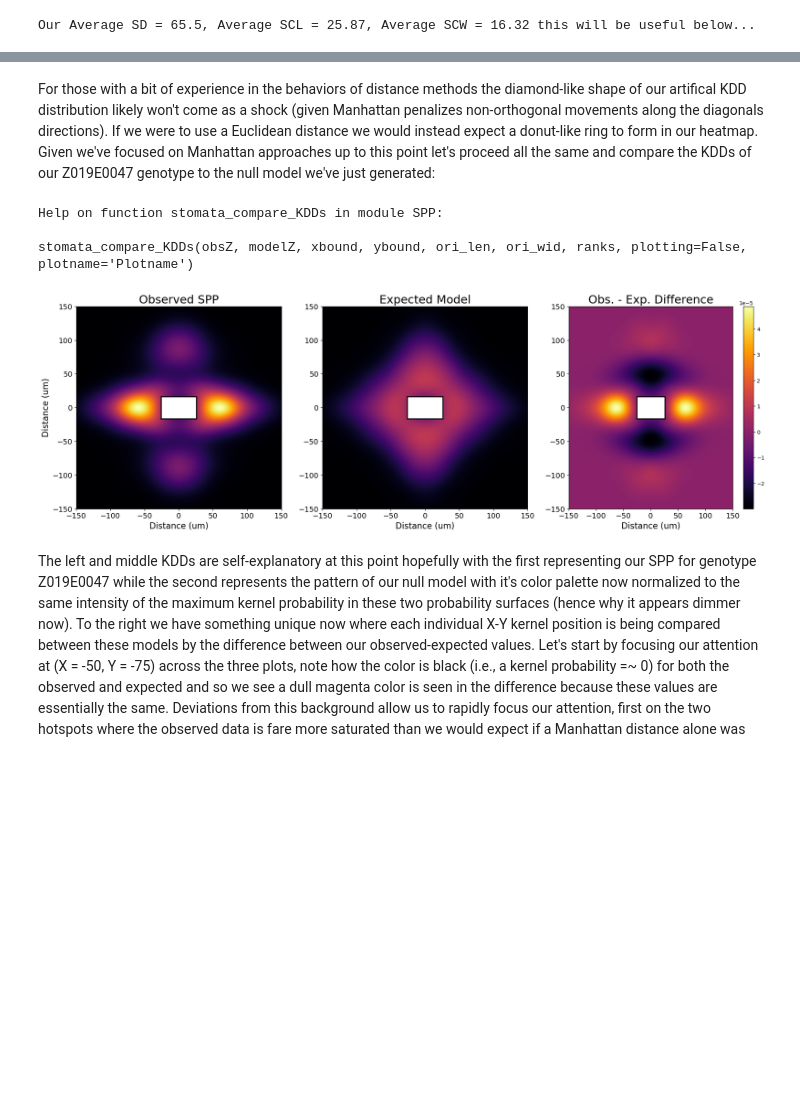
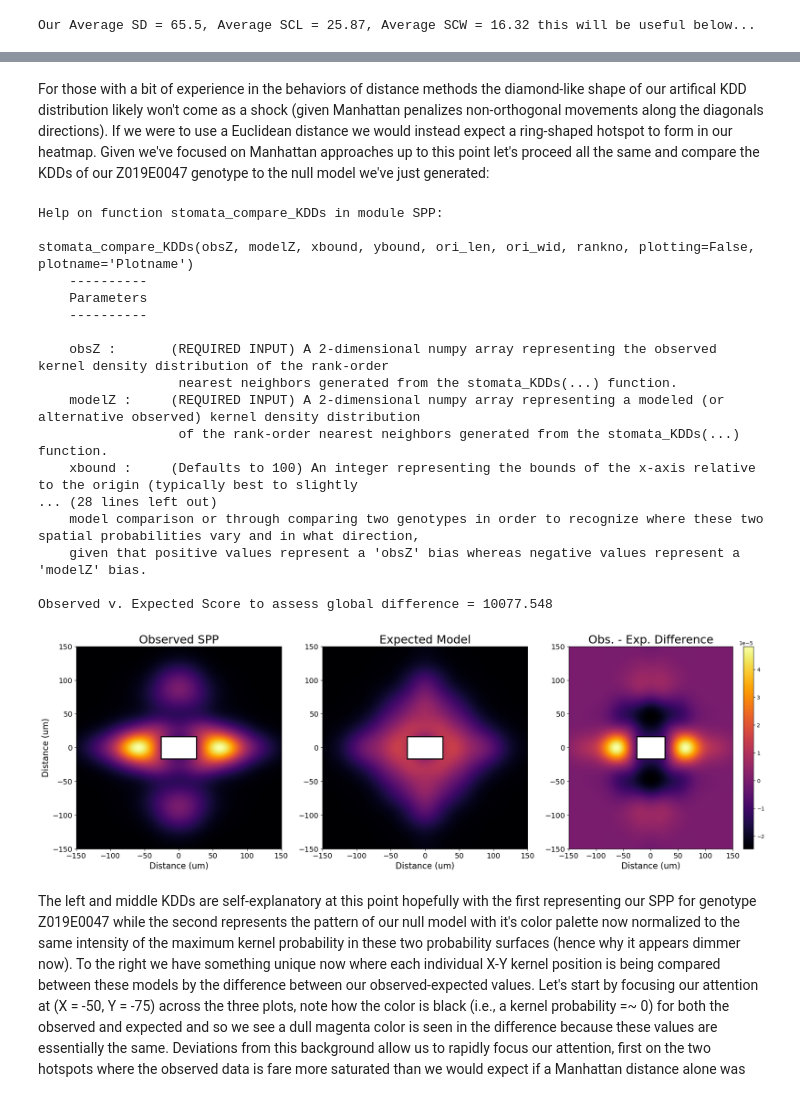
Before and after one commit to jgerardhodge/pySPP, a Jupyter notebook: SPP_Binder_Demo.ipynb, the cells around one changed output, grey strips where cells are left out. Drawn from its saved outputs; the diff is of its cells as text; code cells hidden in the pictures; blank space fills up the shorter version.

Commit message:
Integrated help comment calls into SPP library functions

```diff
--- a/SPP_Binder_Demo.ipynb
+++ b/SPP_Binder_Demo.ipynb
@@ -873,18 +867,34 @@ nullZ=SPP.stomata_KDDs(nullNNs, xbound=150, ybound=150, ori_len=25.87, ori_wid=1
 # %% [markdown]
-For those with a bit of experience in the behaviors of distance methods the diamond-like shape of our artifical KDD distribution likely won't come as a shock (given Manhattan penalizes non-orthogonal movements along the diagonals directions).  If we were to use a Euclidean distance we would instead expect a donut-like ring to form in our heatmap.  Given we've focused on Manhattan approaches up to this point let's proceed all the same and compare the KDDs of our Z019E0047 genotype to the null model we've just generated:
+For those with a bit of experience in the behaviors of distance methods the diamond-like shape of our artifical KDD distribution likely won't come as a shock (given Manhattan penalizes non-orthogonal movements along the diagonals directions).  If we were to use a Euclidean distance we would instead expect a ring-shaped hotspot to form in our heatmap.  Given we've focused on Manhattan approaches up to this point let's proceed all the same and compare the KDDs of our Z019E0047 genotype to the null model we've just generated:
 # %%
 help(SPP.stomata_compare_KDDs)
 
 #Normalizing the shape of our spatial distributions, especially the randomized null model can make the comparison heatmap easier to interpret
 RepZnorm=SPP.stomata_KDD_rorshach(RepZ, False)
 nullZnorm=SPP.stomata_KDD_rorshach(nullZ, False)
 
-DiffZ=SPP.stomata_compare_KDDs(RepZnorm, nullZnorm, xbound=150, ybound=150, ori_len=25.87, ori_wid=16.32, ranks=ranks, plotting=True)
+OEScore, DiffZ=SPP.stomata_compare_KDDs(RepZnorm, nullZnorm, xbound=150, ybound=150, ori_len=25.87, ori_wid=16.32, rankno=ranks, plotting=True)
+
+print('Observed v. Expected Score to assess global difference = '+str(OEScore))
 # %% [output]
 Help on function stomata_compare_KDDs in module SPP:
 
-stomata_compare_KDDs(obsZ, modelZ, xbound, ybound, ori_len, ori_wid, ranks, plotting=False, plotname='Plotname')
+stomata_compare_KDDs(obsZ, modelZ, xbound, ybound, ori_len, ori_wid, rankno, plotting=False, plotname='Plotname')
+    ----------
+    Parameters
+    ----------
+
+    obsZ :       (REQUIRED INPUT) A 2-dimensional numpy array representing the observed kernel density distribution of the rank-order
+                  nearest neighbors generated from the stomata_KDDs(...) function.
+    modelZ :     (REQUIRED INPUT) A 2-dimensional numpy array representing a modeled (or alternative observed) kernel density distribution
+                  of the rank-order nearest neighbors generated from the stomata_KDDs(...) function.
+    xbound :     (Defaults to 100) An integer representing the bounds of the x-axis relative to the origin (typically best to slightly
+... (28 lines left out)
+    model comparison or through comparing two genotypes in order to recognize where these two spatial probabilities vary and in what direction,
+    given that positive values represent a 'obsZ' bias whereas negative values represent a 'modelZ' bias.
+
+Observed v. Expected Score to assess global difference = 10077.548
-[figure, old version]
+[figure, new version]
 # %% [markdown]
 The left and middle KDDs are self-explanatory at this point hopefully with the first representing our SPP for genotype Z019E0047 while the second represents the pattern of our null model with it's color palette now normalized to the same intensity of the maximum kernel probability in these two probability surfaces (hence why it appears dimmer now).  To the right we have something unique now where each individual X-Y kernel position is being compared between these models by the difference between our observed-expected values.  Let's start by focusing our attention at (X = -50, Y = -75) across the three plots, note how the color is black (i.e., a kernel probability =~ 0) for both the observed and expected and so we see a dull magenta color is seen in the difference because these values are essentially the same.  Deviations from this background allow us to rapidly focus our attention, first on the two hotspots where the observed data is fare more saturated than we would expect if a Manhattan distance alone was the governing factor. Furthermore, there are two black-wings appearing above and below which suggests that this null model is anticipating the probability trench to be more enriched in neighbors than we would anticipate as well. We also again have a Z object output representing the differences we are visualizing on the right for downstream analyses we might hope to assess.
 
```
Also changed, not shown: parts of 21 cells of this notebook, 1 other file.
